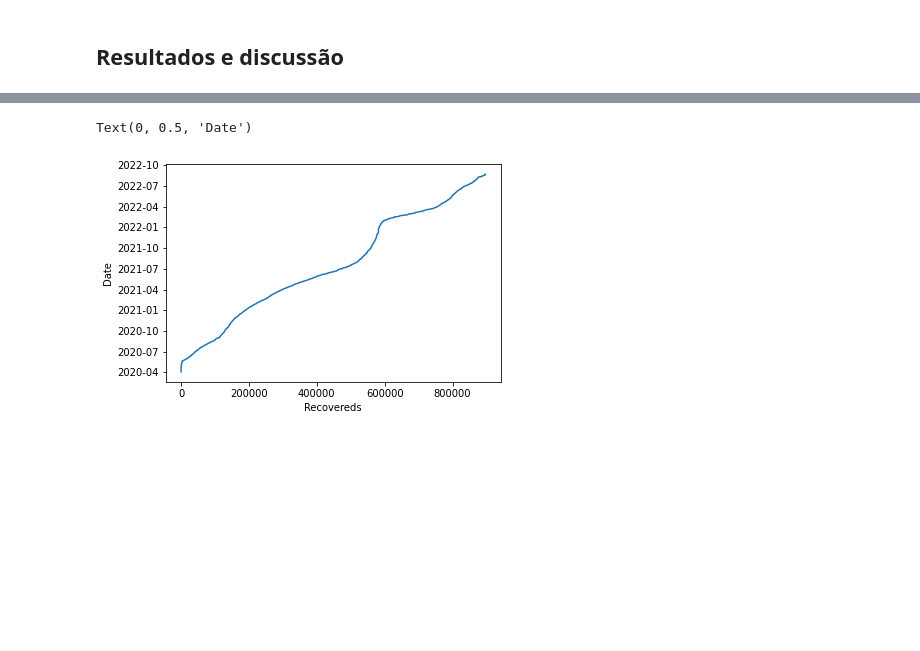
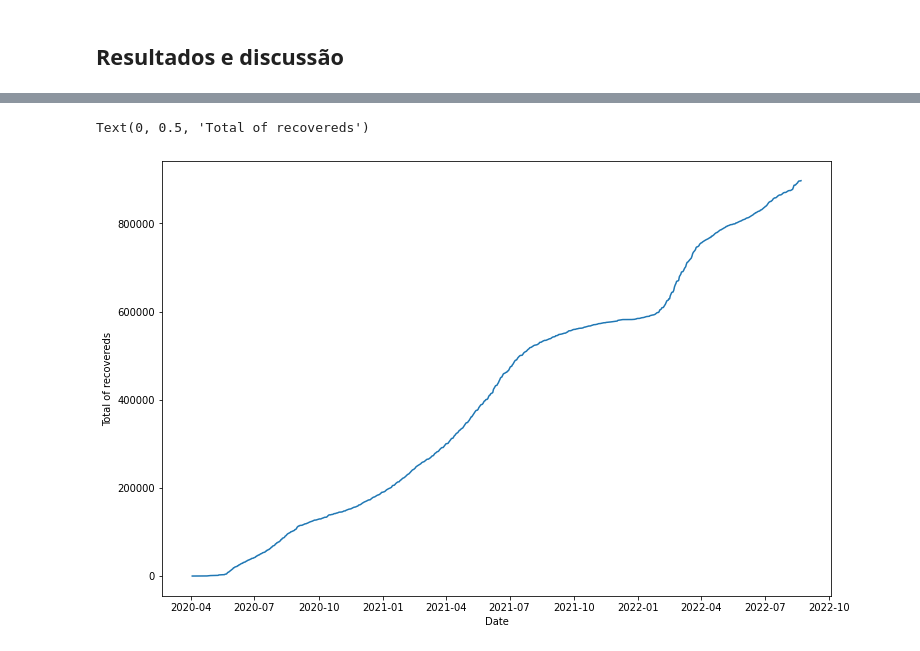
Before and after one commit to SarahLMelo/Covid19VaccineAnalysis, a Jupyter notebook: Primeira Parte (P1)/P1.ipynb, the cells around one changed output, grey strips where cells are left out. Saved outputs shown, nothing was run; the diff lists cells and outputs as text; code cells hidden in the pictures; blank space fills up the shorter version.

```diff
--- a/Primeira Parte (P1)/P1.ipynb
+++ b/Primeira Parte (P1)/P1.ipynb
@@ -128,15 +151,17 @@ dataset.tail()
 # %%
-# Agora iremos guardar em uma lista as datas referentes a cada linha de dados do nosso CSV
-dates = mdates.datestr2num(dataset['dt_referencia'].tolist())
+# Iremos guardar em uma lista as datas referentes a cada linha de dados do nosso CSV com dados sobre a COVID-19 em PE
+dates_covid19_dataset = mdates.datestr2num(covid19_dataset['dt_referencia'].tolist())
 
-# Vamos filtrar os dados sobre a qtd. de casos confirmados
-confirmedCases = dataset['confirmados'].tolist()
+# Agora vamos filtrar os dados sobre a qtd. total de casos confirmados (infectados)
+totalOfInfecteds = covid19_dataset['confirmados'].tolist()
 
-# Plotando os dados (casos confirmados de COVID-19 entre Abril de 2020 e ?? de 2022 em PE)
+# Plotando os dados (qtd. total de casos confirmados de COVID-19 entre Abril de 2020 e Agosto de 2022 em PE)
 fig, ax = plt.subplots()
-ax.yaxis_date()
+ax.xaxis_date()
+fig.set_figwidth(12)
+fig.set_figheight(8)
 
-plt.plot(confirmedCases, dates)
-plt.xlabel("Confirmed cases (infecteds)")
-plt.ylabel("Date")
+plt.plot(dates, totalOfInfecteds)
+plt.xlabel("Date")
+plt.ylabel("Total of infecteds")
 # %% [output]
@@ -159,15 +186,17 @@ Text(0, 0.5, 'Date')
 # %%
-# Por fim, vamos filtar a qtd. de recuperados
-recovereds = dataset['recuperados'].tolist()
+# Por fim, vamos filtar a qtd. total de recuperados
+totalOfRecovereds = covid19_dataset['recuperados'].tolist()
 
-# Plotando os dados (recuperados da COVID-19 entre Abril de 2020 e ?? de 2022 em PE)
+# Plotando os dados (qtd. total de recuperados da COVID-19 entre Abril de 2020 e Agosto de 2022 em PE)
 fig, ax = plt.subplots()
-ax.yaxis_date()
+ax.xaxis_date()
+fig.set_figwidth(12)
+fig.set_figheight(8)
 
-plt.plot(recovereds, dates)
-plt.xlabel("Recovereds")
-plt.ylabel("Date")
+plt.plot(dates_covid19_dataset, totalOfRecovereds)
+plt.xlabel("Date")
+plt.ylabel("Total of recovereds")
 # %% [output]
-Text(0, 0.5, 'Date')
+Text(0, 0.5, 'Total of recovereds')
-[figure, old version]
+[figure, new version]
 # %%
```
Also changed, not shown: parts of 19 cells of this notebook.
